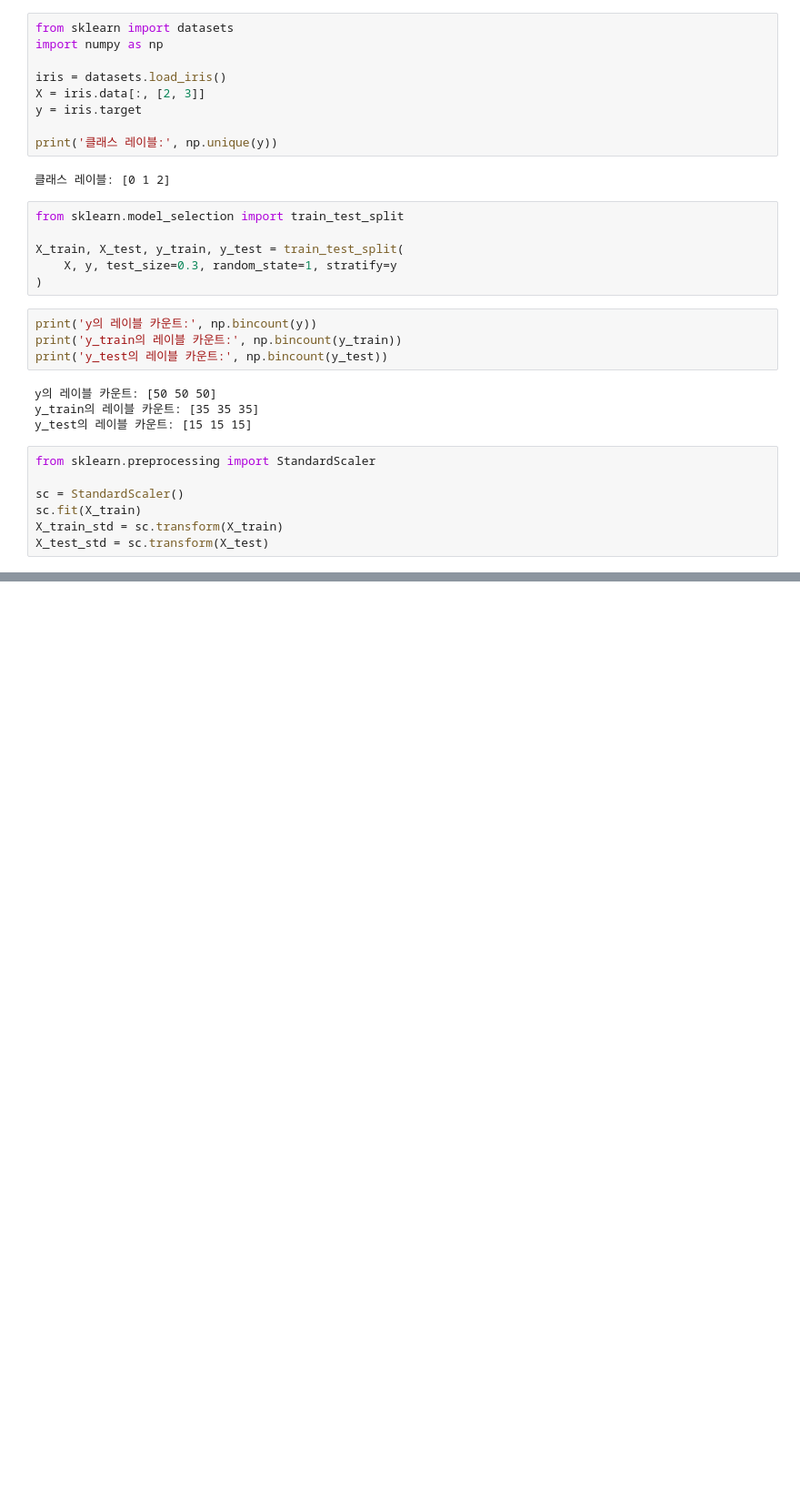
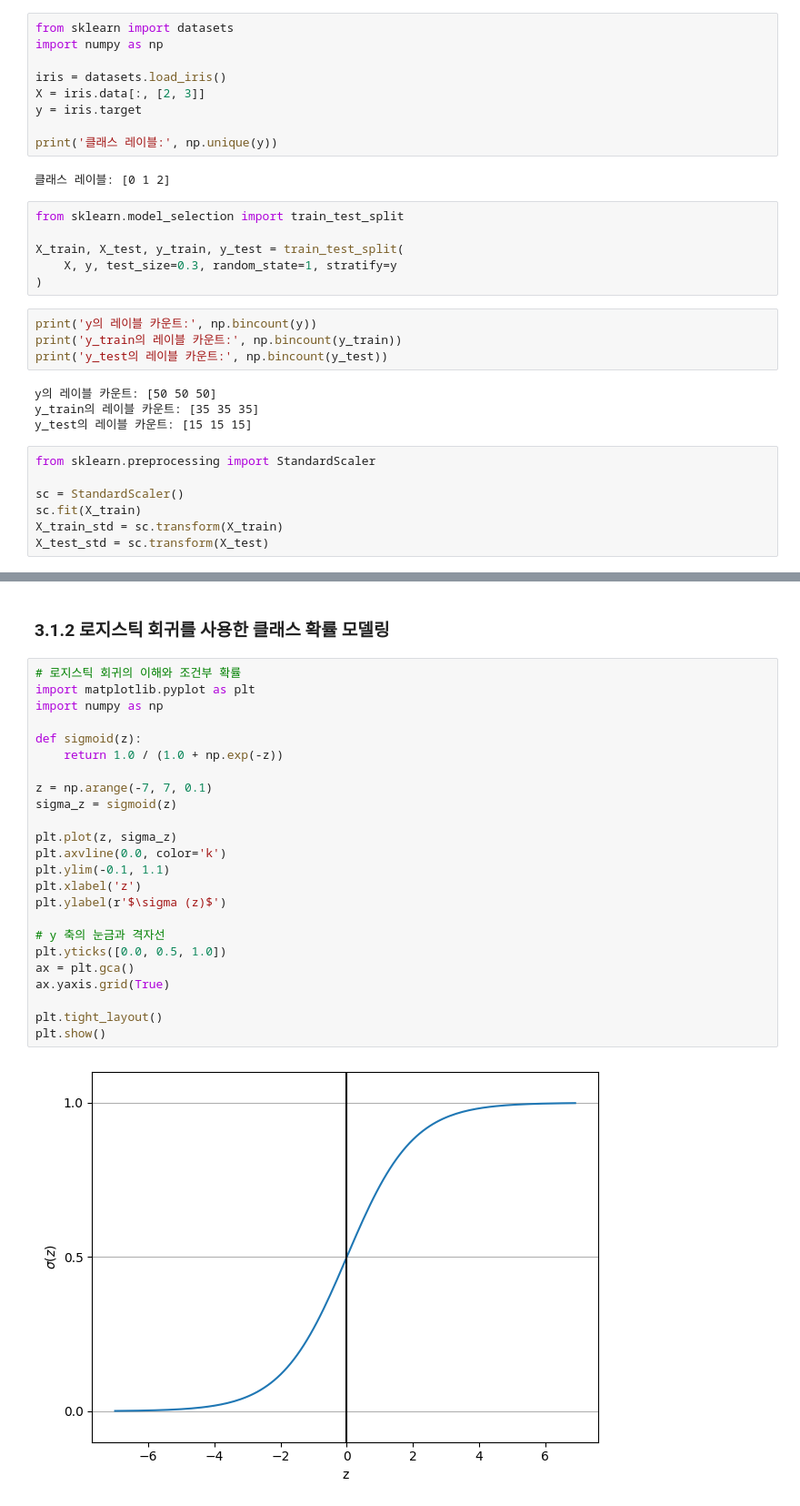
Before and after one commit to va4756/bigdata_raejung, a Jupyter notebook: pytorch_deeplearning_교과서.ipynb, the cells around one changed output, grey strips where cells are left out. Shown at 91% size. Drawn from its saved outputs; the diff is of its cells as text; blank space fills up the shorter version.

```diff
--- a/pytorch_deeplearning_교과서.ipynb
+++ b/pytorch_deeplearning_교과서.ipynb
@@ -313,0 +398,28 @@ X_test_std = sc.transform(X_test)
+# %% [markdown]
+### 3.1.2 로지스틱 회귀를 사용한 클래스 확률 모델링
+# %%
+# 로지스틱 회귀의 이해와 조건부 확률
+import matplotlib.pyplot as plt
+import numpy as np
+
+def sigmoid(z):
+    return 1.0 / (1.0 + np.exp(-z))
+
+z = np.arange(-7, 7, 0.1)
+sigma_z = sigmoid(z)
+
+plt.plot(z, sigma_z)
+plt.axvline(0.0, color='k')
+plt.ylim(-0.1, 1.1)
+plt.xlabel('z')
+plt.ylabel(r'$\sigma (z)$')
+
+# y 축의 눈금과 격자선
+plt.yticks([0.0, 0.5, 1.0])
+ax = plt.gca()
+ax.yaxis.grid(True)
+
+plt.tight_layout()
+plt.show()
+# %% [output]
+[figure, added]
```
Also changed, not shown: parts of 44 cells of this notebook.
